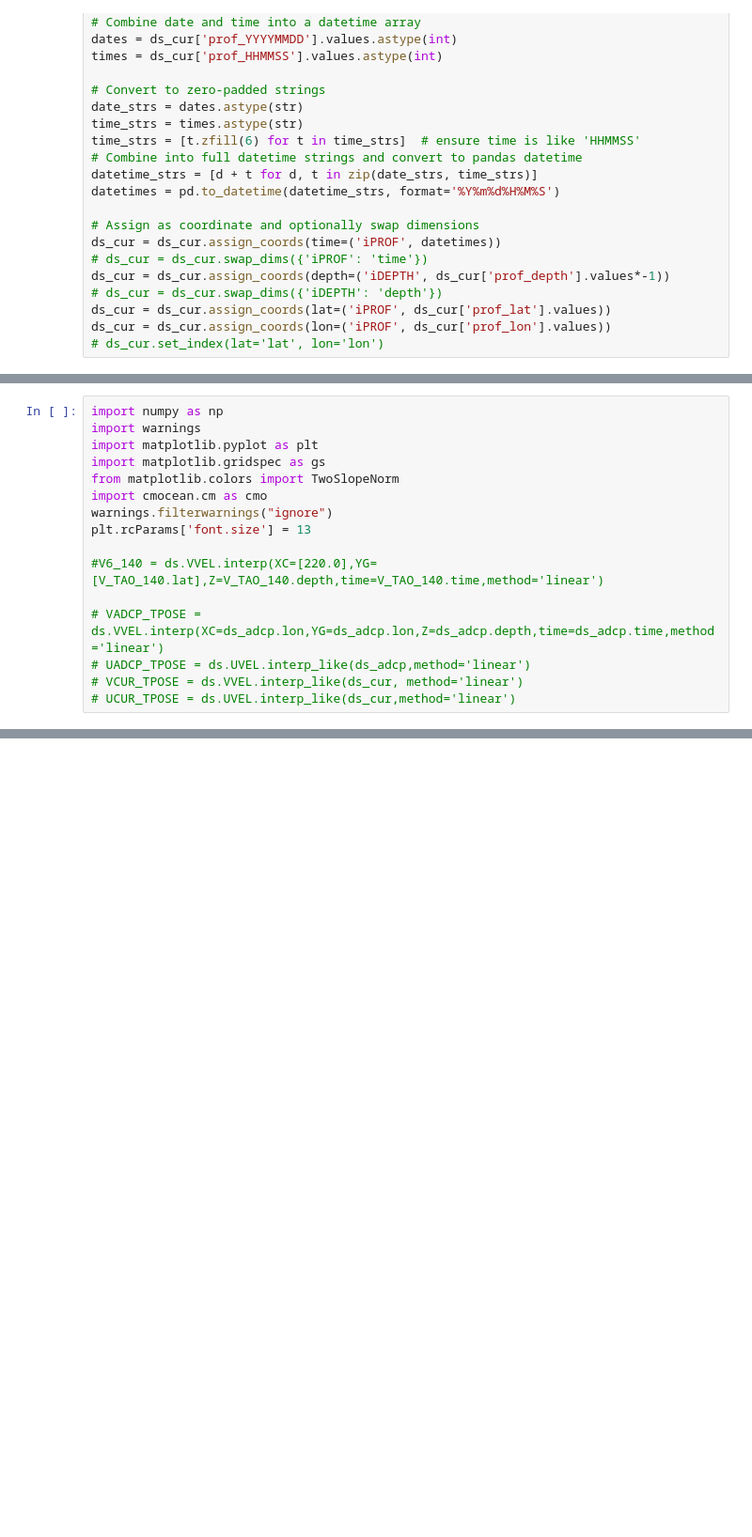
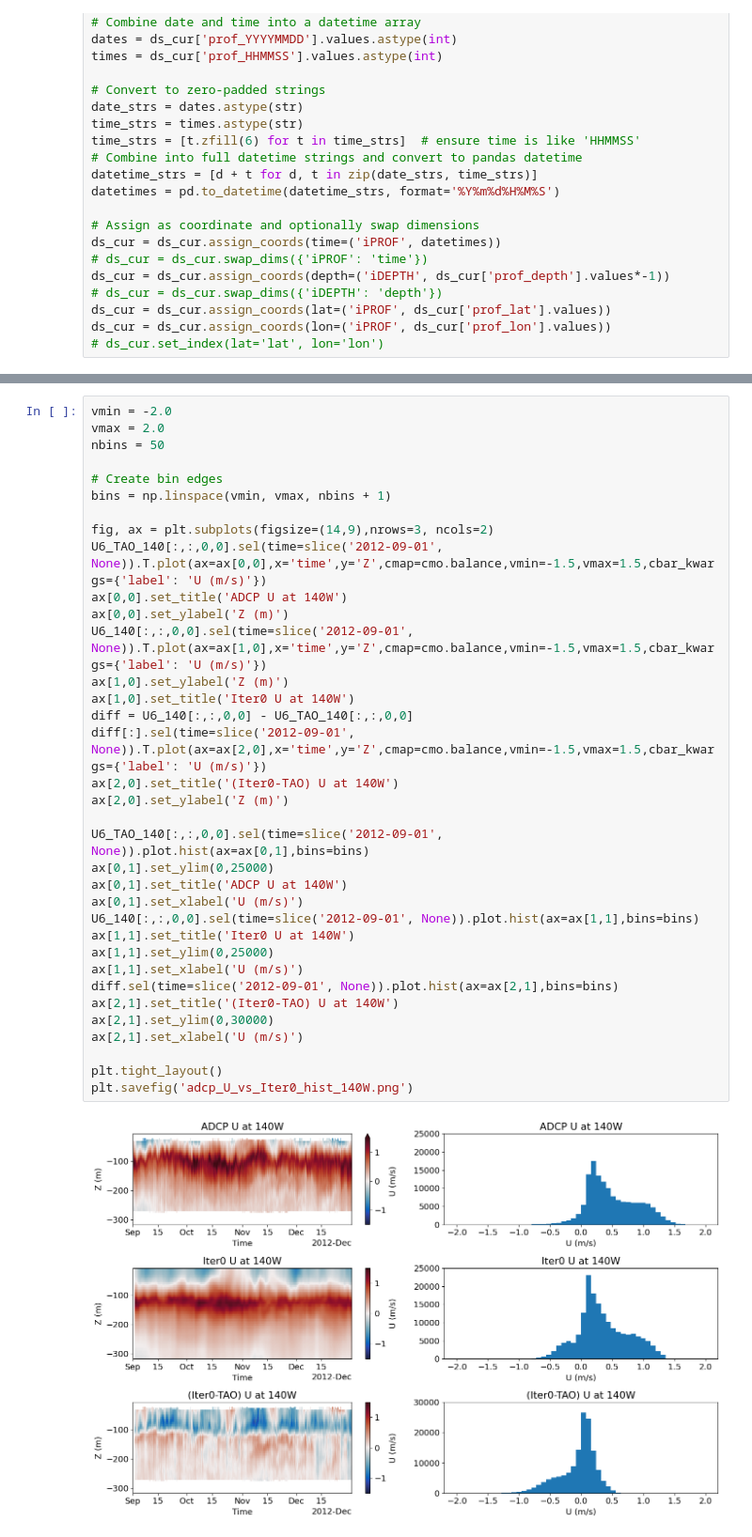
Before and after one commit to eldavenport/TPOSE6_VelocityAssim, a Jupyter notebook: Iter0/VelocityMisft/TPOSE_prof_velocity_misfit.ipynb, the cells around one changed output, grey strips where cells are left out. Shown at 94% size. Saved outputs shown, nothing was run; the diff lists cells and outputs as text; blank space fills up the shorter version.

```diff
--- a/Iter0/VelocityMisft/TPOSE_prof_velocity_misfit.ipynb
+++ b/Iter0/VelocityMisft/TPOSE_prof_velocity_misfit.ipynb
@@ -166,16 +252,0 @@ Error:
-# %%
-import numpy as np
-import warnings
-import matplotlib.pyplot as plt
-import matplotlib.gridspec as gs
-from matplotlib.colors import TwoSlopeNorm
-import cmocean.cm as cmo
-warnings.filterwarnings("ignore")
-plt.rcParams['font.size'] = 13
-
-#V6_140 = ds.VVEL.interp(XC=[220.0],YG=[V_TAO_140.lat],Z=V_TAO_140.depth,time=V_TAO_140.time,method='linear')
-
-# VADCP_TPOSE = ds.VVEL.interp(XC=ds_adcp.lon,YG=ds_adcp.lon,Z=ds_adcp.depth,time=ds_adcp.time,method='linear')
-# UADCP_TPOSE = ds.UVEL.interp_like(ds_adcp,method='linear')
-# VCUR_TPOSE = ds.VVEL.interp_like(ds_cur, method='linear')
-# UCUR_TPOSE = ds.UVEL.interp_like(ds_cur,method='linear')
@@ -185,0 +273,37 @@ KeyError: "'lon' is not a valid dimension or coordinate for Dataset with dimensi
+# %%
+vmin = -2.0
+vmax = 2.0
+nbins = 50
+
+# Create bin edges
+bins = np.linspace(vmin, vmax, nbins + 1)
+
+fig, ax = plt.subplots(figsize=(14,9),nrows=3, ncols=2)
+U6_TAO_140[:,:,0,0].sel(time=slice('2012-09-01', None)).T.plot(ax=ax[0,0],x='time',y='Z',cmap=cmo.balance,vmin=-1.5,vmax=1.5,cbar_kwargs={'label': 'U (m/s)'})
+ax[0,0].set_title('ADCP U at 140W')
+ax[0,0].set_ylabel('Z (m)')
+U6_140[:,:,0,0].sel(time=slice('2012-09-01', None)).T.plot(ax=ax[1,0],x='time',y='Z',cmap=cmo.balance,vmin=-1.5,vmax=1.5,cbar_kwargs={'label': 'U (m/s)'})
+ax[1,0].set_ylabel('Z (m)')
+ax[1,0].set_title('Iter0 U at 140W')
+diff = U6_140[:,:,0,0] - U6_TAO_140[:,:,0,0]
+diff[:].sel(time=slice('2012-09-01', None)).T.plot(ax=ax[2,0],x='time',y='Z',cmap=cmo.balance,vmin=-1.5,vmax=1.5,cbar_kwargs={'label': 'U (m/s)'})
+ax[2,0].set_title('(Iter0-TAO) U at 140W')
+ax[2,0].set_ylabel('Z (m)')
+
+U6_TAO_140[:,:,0,0].sel(time=slice('2012-09-01', None)).plot.hist(ax=ax[0,1],bins=bins)
+ax[0,1].set_ylim(0,25000)
+ax[0,1].set_title('ADCP U at 140W')
+ax[0,1].set_xlabel('U (m/s)')
+U6_140[:,:,0,0].sel(time=slice('2012-09-01', None)).plot.hist(ax=ax[1,1],bins=bins)
+ax[1,1].set_title('Iter0 U at 140W')
+ax[1,1].set_ylim(0,25000)
+ax[1,1].set_xlabel('U (m/s)')
+diff.sel(time=slice('2012-09-01', None)).plot.hist(ax=ax[2,1],bins=bins)
+ax[2,1].set_title('(Iter0-TAO) U at 140W')
+ax[2,1].set_ylim(0,30000)
+ax[2,1].set_xlabel('U (m/s)')
+
+plt.tight_layout()
+plt.savefig('adcp_U_vs_Iter0_hist_140W.png')
+# %% [output]
+[figure, added]
```
Also changed, not shown: parts of 21 cells of this notebook, 12 other files.
